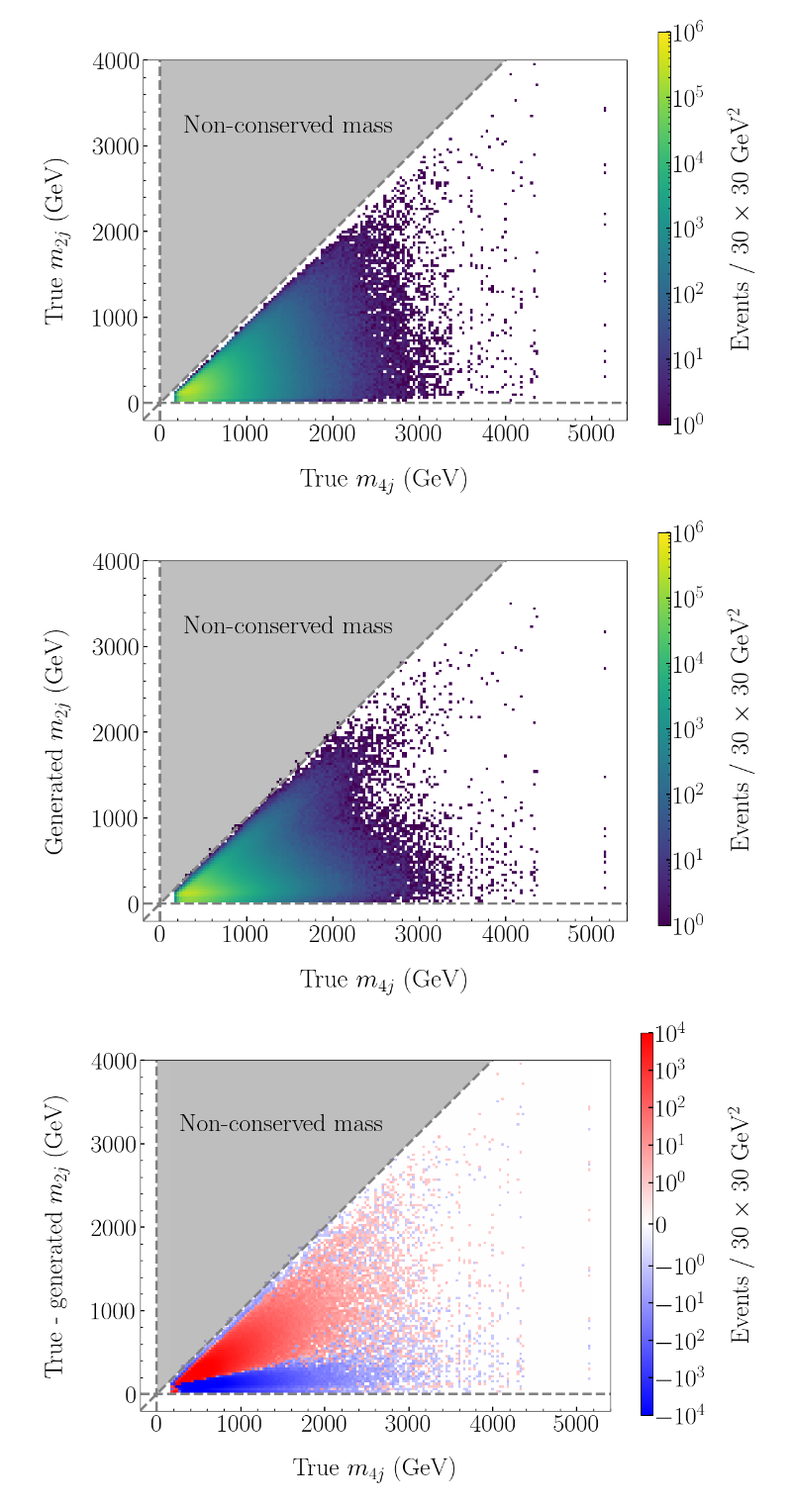
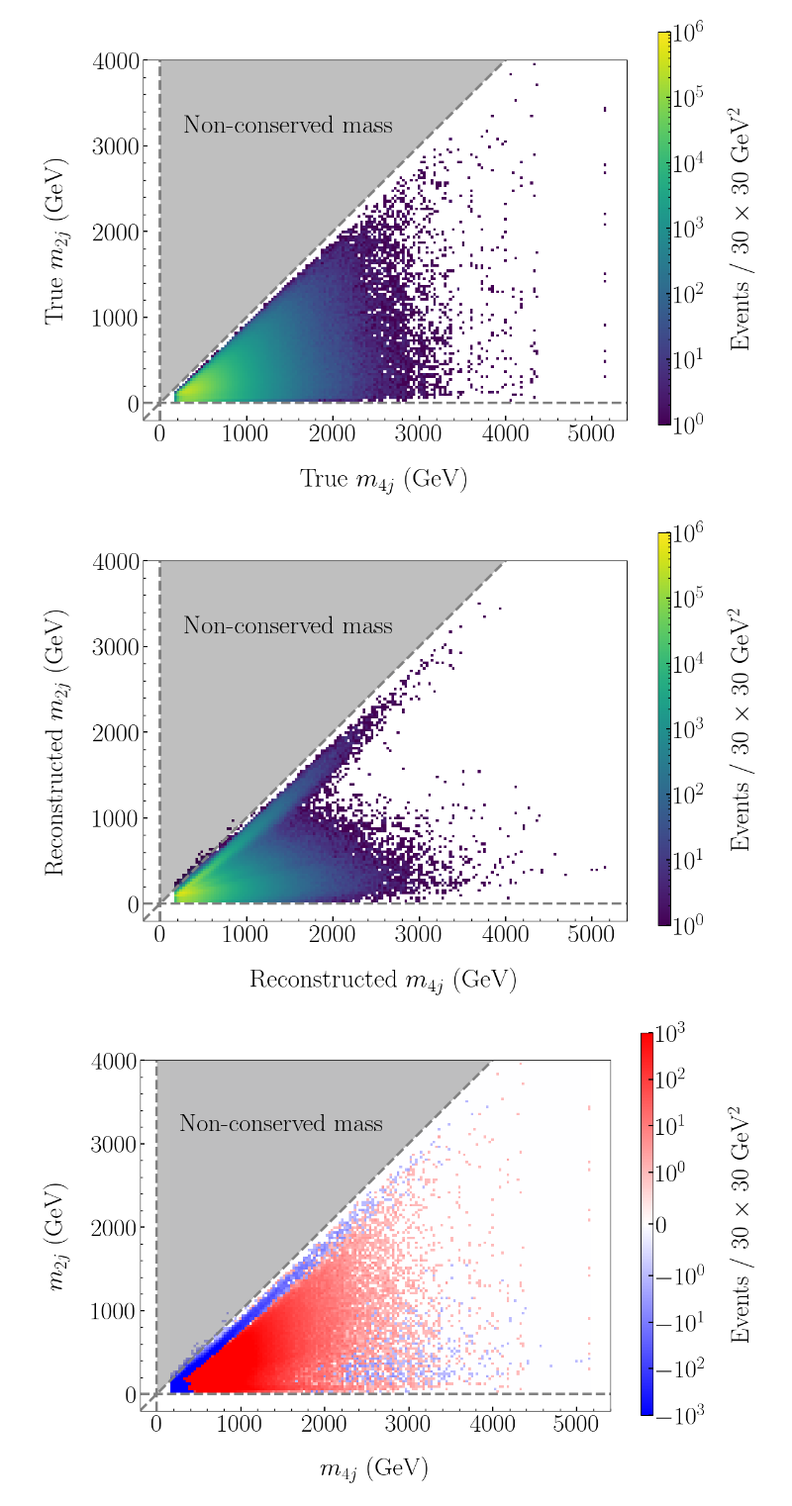
Before and after one commit to javivilladamigo/euclidean-multijet, a Jupyter notebook: python/analysis/analysis-fourTag_10x.ipynb, the cells around one changed output. Shown at 99% size. Cells and saved outputs as stored; diff of their text form; code cells hidden in the pictures.

```diff
--- a/python/analysis/analysis-fourTag_10x.ipynb
+++ b/python/analysis/analysis-fourTag_10x.ipynb
@@ -60,6 +60,7 @@ plt.rcParams.update({
 NanoAODSchema.warn_missing_crossrefs = False
 j = NanoEventsFactory.from_root( f'../../results/fourTag_10x_picoAOD.root', schemaclass = NanoAODSchema.v7, treepath = 'Events').events().Jet
 gen_j = NanoEventsFactory.from_root(  f'../../results/fourTag_10x_gen.root',     schemaclass = NanoAODSchema.v7, treepath = 'Events').events().Jet
+rec_j = NanoEventsFactory.from_root(  f'../../results/fourTag_10x_dec.root',     schemaclass = NanoAODSchema.v7, treepath = 'Events').events().Jet
 # %% [markdown]
 Correct $\phi$ to be $\in [-\pi,\ \pi]$
 # %%
@@ -126,4 +127,4 @@ def PtEtaPhiM(j):
 Obtain the PxPyPzE values
 # %%
 j = PxPyPzE(j)
-gen_j = PxPyPzE(gen_j)
+rec_j = PxPyPzE(rec_j)
@@ -295,18 +297,18 @@ h_true, bins_true, _true = ax1.hist(
     color = "red",
     label = r"True"
 )
-h_gen, bins_gen, _gen = ax1.hist(
-    ak.flatten(gen_j.pt),
+h_rec, bins_rec, _rec = ax1.hist(
+    ak.flatten(rec_j.pt),
     bins = bins_true,
     histtype = "step",
     lw = plt.rcParams["lines.linewidth"],
     color = "blue",
-    label = r"Generated"
+    label = r"Reconstructed"
 )
 # residuals
 bins_center = 0.5 * (bins_true[1:] + bins_true[:-1])
-residuals = np.where(h_true > 0.01, (h_true - h_gen) / h_true, h_true - h_gen)
-residuals = h_true - h_gen
+residuals = np.where(h_true > 0.01, (h_true - h_rec) / h_true, h_true - h_rec)
+residuals = h_true - h_rec
 
 # Set the ylim of the residuals plot
 residuals_mean = np.mean(residuals)
@@ -322,7 +324,7 @@ for i, res in enumerate(residuals):
 
 ax2.axhline(0, color='gray', lw = 1, linestyle='-')
 ax2.plot(bins_center, residuals, marker='o', lw = 0, color="black")
-ax2.errorbar(bins_center, residuals, yerr = unc_scale_factor * np.sqrt(h_true + h_gen), fmt = "o", capsize = 3., elinewidth = 1., lw = 0, color = "black")
+ax2.errorbar(bins_center, residuals, yerr = unc_scale_factor * np.sqrt(h_true + h_rec), fmt = "o", capsize = 3., elinewidth = 1., lw = 0, color = "black")
 
 # format
 #ax1.set_xscale('symlog', linthresh=100); ax1.axvline(x = 100, ls = 'dashed', color = 'gray', alpha = 0.7); ax1.axvline(x = -100, ls = 'dashed', color = 'gray', alpha = 0.7)
@@ -424,18 +426,18 @@ fig, ax = plt.subplots(1)
 cbar_ax = fig.add_axes([0.95, 0.1, 0.02, 0.84])
 cmap = cm.get_cmap("viridis") # cmap = cm.get_cmap("bwr")
 
-h2d_gen, xbins_gen, ybins_gen, im_gen = ax.hist2d(
-    ak.to_numpy(ak.flatten(q.mass)),
-    ak.to_numpy(ak.flatten(gen_d.mass)),
+h2d_rec, xbins_rec, ybins_rec, im_rec = ax.hist2d(
+    ak.to_numpy(ak.flatten(rec_q.mass)),
+    ak.to_numpy(ak.flatten(rec_d.mass)),
     bins = [xbins_true, ybins_true],
     cmap=cmap,
     norm = matplotlib.colors.LogNorm(vmax = 1000000)
 )
-cbar = fig.colorbar(im_gen, cax=cbar_ax)
-cbar.set_label(f'Events / {xbins_gen[1]- xbins_gen[0]:.0f} $\\times$ {ybins_gen[1]- ybins_gen[0]:.0f} GeV$^2$')
+cbar = fig.colorbar(im_rec, cax=cbar_ax)
+cbar.set_label(f'Events / {xbins_rec[1]- xbins_rec[0]:.0f} $\\times$ {ybins_rec[1]- ybins_rec[0]:.0f} GeV$^2$')
 
-ax.set_xlabel('True $m_{4j}\ ({\mathrm{GeV}})$')
-ax.set_ylabel('Generated $m_{2j}\ ({\mathrm{GeV}})$')
+ax.set_xlabel('Reconstructed $m_{4j}\ ({\mathrm{GeV}})$')
+ax.set_ylabel('Reconstructed $m_{2j}\ ({\mathrm{GeV}})$')
 
 # rather fancy stuff
 x = np.linspace(*m4j_plot_limits, 1000)
@@ -447,41 +449,43 @@ ax.axhline(0, color = "gray", ls = 'dashed')
 ax.axvline(0, color = "gray", ls = 'dashed')
 ax.set_xlim(m4j_plot_limits)
 ax.set_ylim(m2j_plot_limits)
-fig.savefig("../../plots/results/m2j_m4j_gen.pdf", bbox_inches='tight')
+fig.savefig("../../plots/results/m2j_m4j_rec.pdf", bbox_inches='tight')
 # %% [output]
-[figure, old version]
+[figure, new version]
 # %%
 fig, ax = plt.subplots(1)
 cbar_ax = fig.add_axes([0.95, 0.1, 0.02, 0.84])
 cmap = cm.get_cmap("bwr")
 
-h2d_diff = h2d_true - h2d_gen
+h2d_diff = h2d_true - h2d_rec
+
 im = ax.imshow(
     h2d_diff.T,
     origin='lower',
     extent=[xbins_true.min(), xbins_true.max(), ybins_true.min(), ybins_true.max()],
     cmap=cmap,
     aspect = 'auto',
     #interpolation = 'antialiased',
     #vmax = 10000, vmin = -10000,
-    norm = matplotlib.colors.SymLogNorm(linthresh = 1, vmax = 10000, vmin = -10000)
+    norm = matplotlib.colors.SymLogNorm(linthresh = 1, vmax = 1e3, vmin = -1e3)
 )
 cbar = fig.colorbar(im, cax=cbar_ax)
 cbar.set_label(f'Events / {xbins_true[1]- xbins_true[0]:.0f} $\\times$ {ybins_true[1]- ybins_true[0]:.0f} GeV$^2$')
 
-ax.set_xlabel('True $m_{4j}\ ({\mathrm{GeV}})$')
-ax.set_ylabel('True - generated $m_{2j}\ ({\mathrm{GeV}})$')
+
+ax.set_xlabel('$m_{4j}\ ({\mathrm{GeV}})$')
+ax.set_ylabel('$m_{2j}\ ({\mathrm{GeV}})$')
 
 # rather fancy stuff
 x = np.linspace(*m4j_plot_limits, 1000)
 ax.plot(x, x, color = "gray", ls = "dashed")
 ax.fill_between(x, x, 1e6*x, where = (x>0), facecolor='black', alpha = 0.25)
 ax.text(x = (m4j_plot_limits[1]-m4j_plot_limits[0])*0.05, y = (m2j_plot_limits[1]-m2j_plot_limits[0])*0.75, s = "Non-conserved mass", fontweight = 'bold')
 
 ax.axhline(0, color = "gray", ls = 'dashed')
 ax.axvline(0, color = "gray", ls = 'dashed')
 ax.set_xlim(m4j_plot_limits)
 ax.set_ylim(m2j_plot_limits)
 fig.savefig(f"../../plots/results/m2j_m4j_diff.pdf", bbox_inches='tight')
 # %% [output]
-[figure, old version]
+[figure, new version]
```
Also changed, not shown: parts of 22 cells of this notebook.
